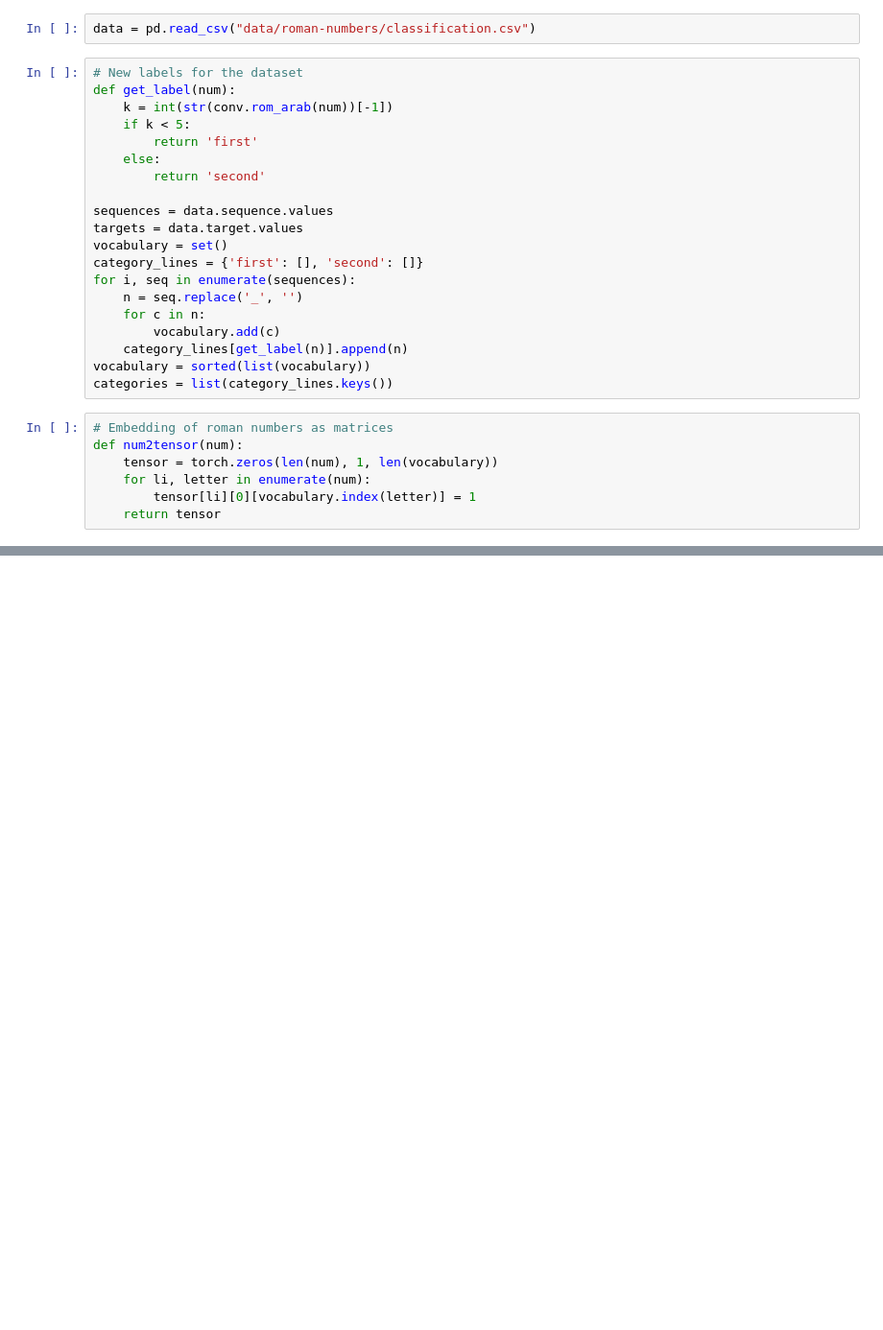
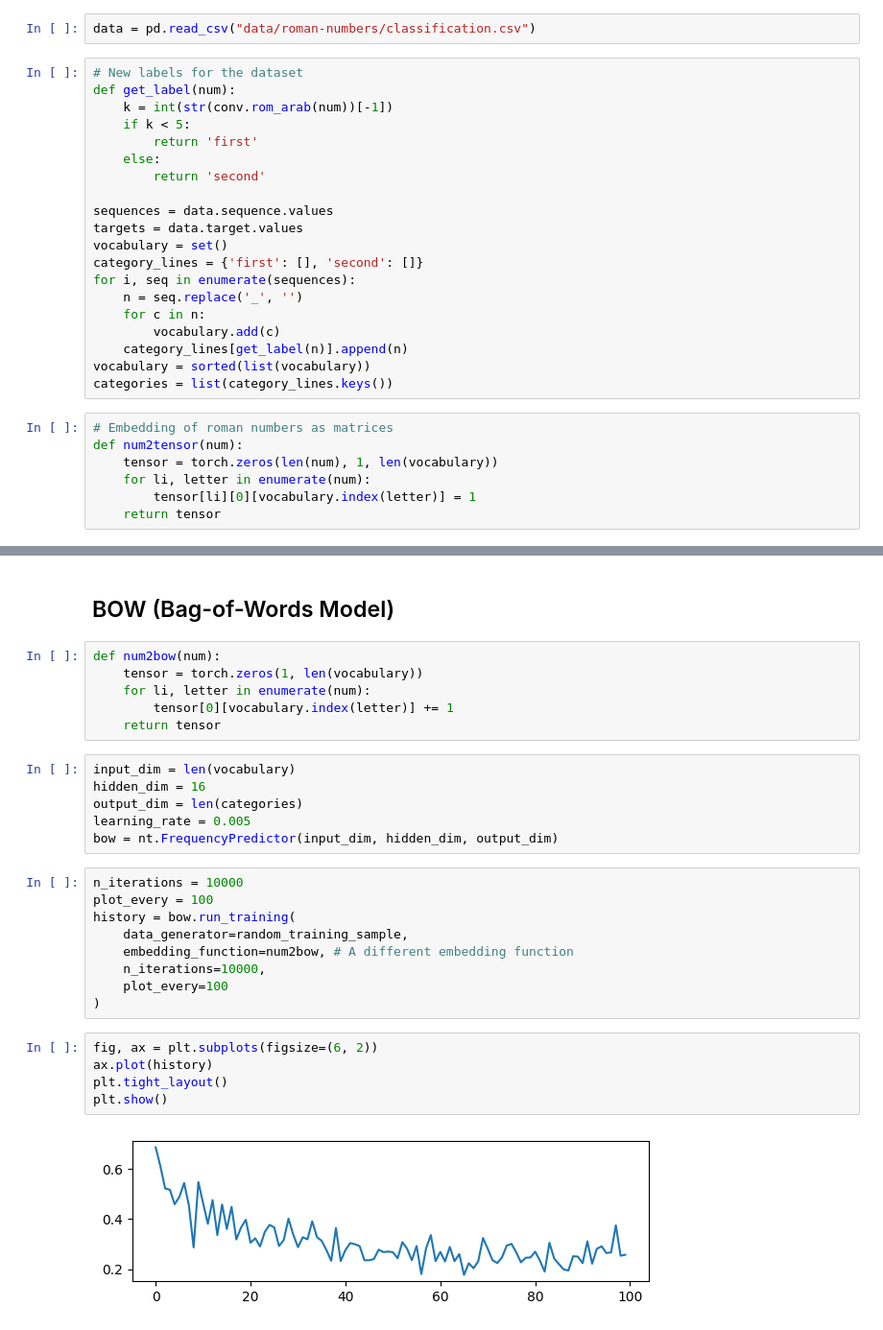
Before and after one commit to Filippo-Corti/NaturalLanguageProcessing, a Jupyter notebook: 4.1-sequence-classification.ipynb, the cells around one changed output, grey strips where cells are left out. Shown: that part at 96% size. Drawn from its saved outputs; the diff is of its cells as text; blank space fills up the shorter version.

Commit message:
sequence learning classification

```diff
--- a/4.1-sequence-classification.ipynb
+++ b/4.1-sequence-classification.ipynb
@@ -42,0 +103,30 @@ def num2tensor(num):
+# %% [markdown]
+## BOW (Bag-of-Words Model)
+# %%
+def num2bow(num):
+    tensor = torch.zeros(1, len(vocabulary))
+    for li, letter in enumerate(num):
+        tensor[0][vocabulary.index(letter)] += 1
+    return tensor
+# %%
+input_dim = len(vocabulary)
+hidden_dim = 16
+output_dim = len(categories)
+learning_rate = 0.005
+bow = nt.FrequencyPredictor(input_dim, hidden_dim, output_dim)
+# %%
+n_iterations = 10000
+plot_every = 100
+history = bow.run_training(
+    data_generator=random_training_sample,
+    embedding_function=num2bow, # A different embedding function
+    n_iterations=10000,
+    plot_every=100
+)
+# %%
+fig, ax = plt.subplots(figsize=(6, 2))
+ax.plot(history)
+plt.tight_layout()
+plt.show()
+# %% [output]
+[figure, added]
```
Also changed, not shown: parts of 18 cells of this notebook.
